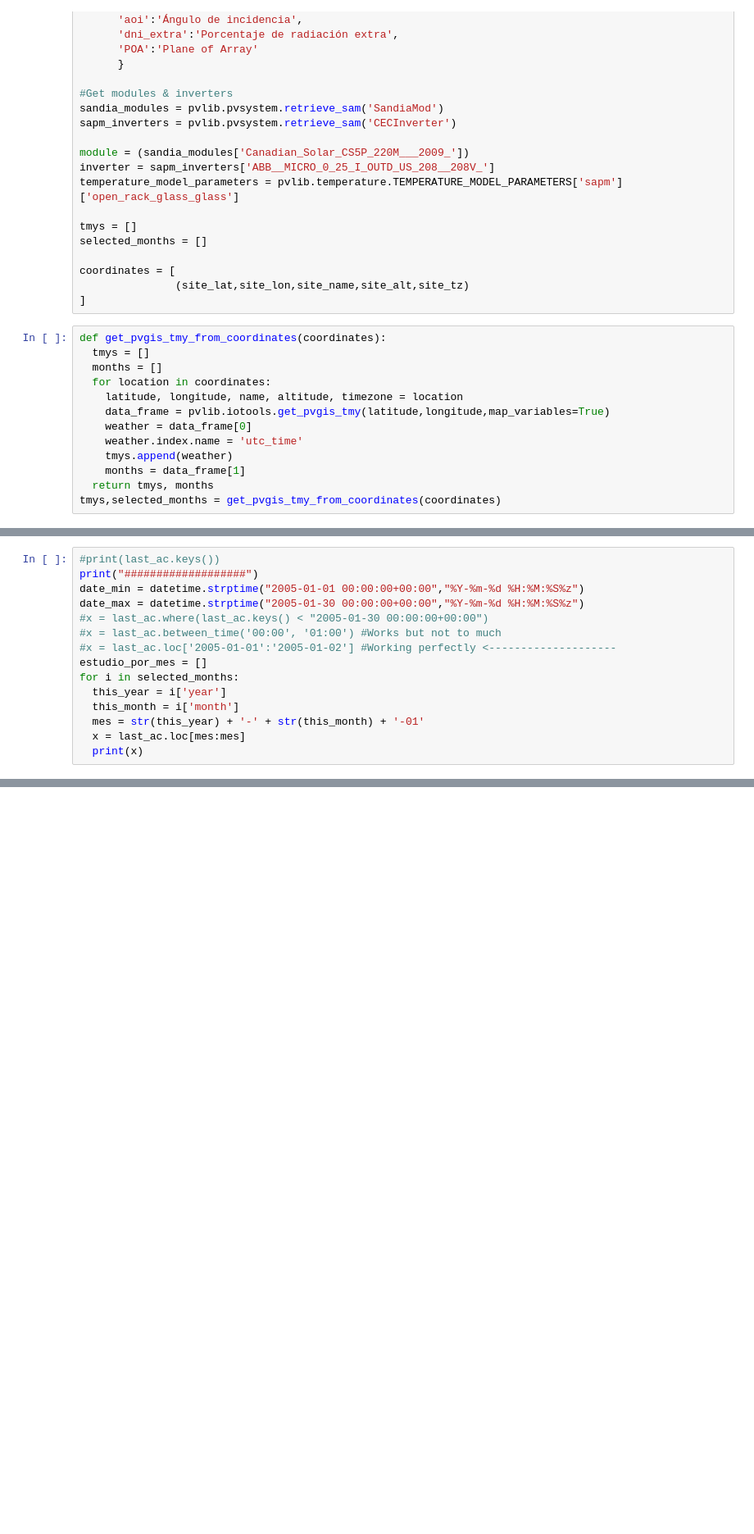
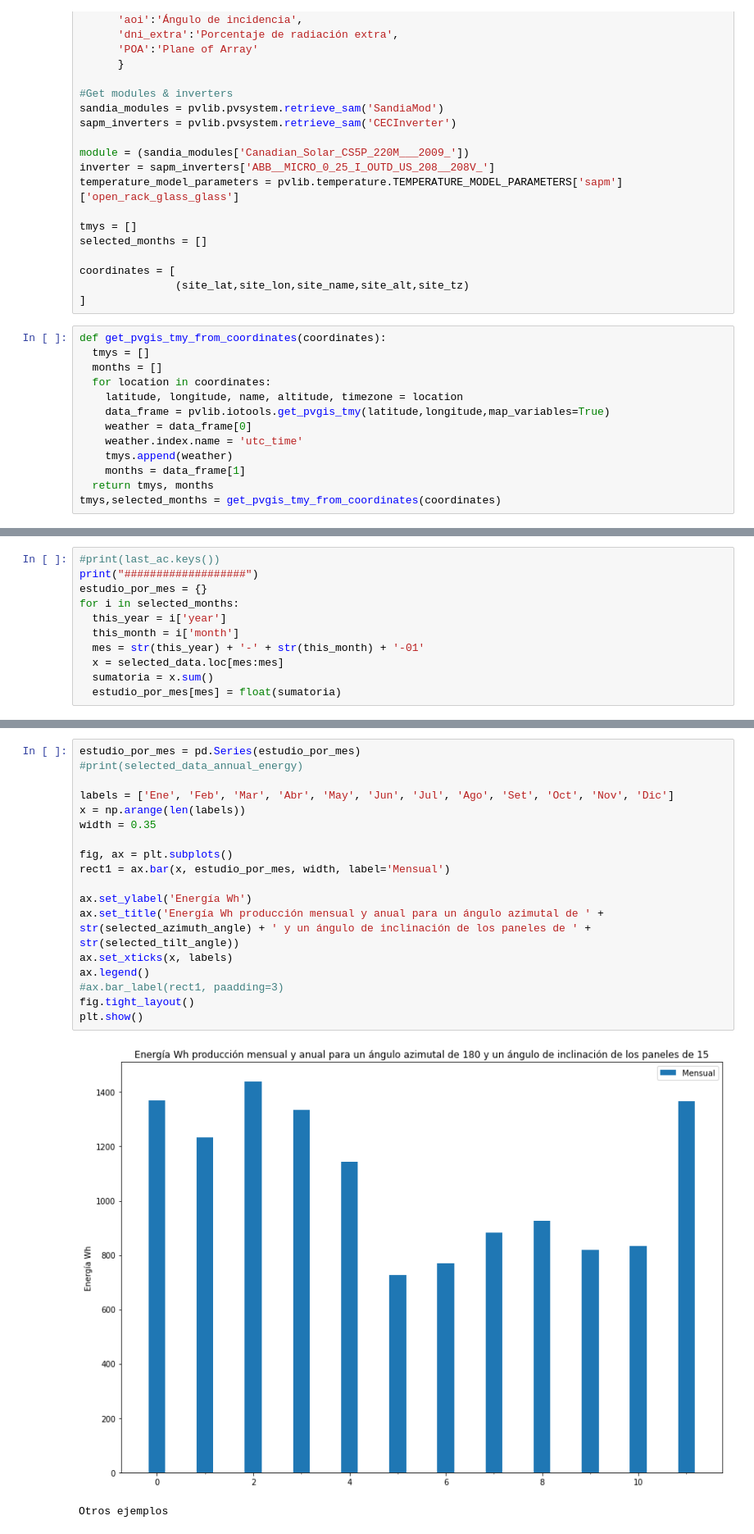
Before and after one commit to MGonzalez506/Dimensionamiento_PV, a Jupyter notebook: Simulación_y_Dimensionamiento.ipynb, the cells around one changed output, grey strips where cells are left out. Shown: that part at 82% size. Saved outputs shown, nothing was run; the diff lists cells and outputs as text; blank space fills up the shorter version.

```diff
--- a/Simulación_y_Dimensionamiento.ipynb
+++ b/Simulación_y_Dimensionamiento.ipynb
@@ -179,15 +181,0 @@ for tilt_angle in tilt_testing:
-# %%
-#print(last_ac.keys())
-print("###################")
-date_min = datetime.strptime("2005-01-01 00:00:00+00:00","%Y-%m-%d %H:%M:%S%z")
-date_max = datetime.strptime("2005-01-30 00:00:00+00:00","%Y-%m-%d %H:%M:%S%z")
-#x = last_ac.where(last_ac.keys() < "2005-01-30 00:00:00+00:00")
-#x = last_ac.between_time('00:00', '01:00') #Works but not to much
-#x = last_ac.loc['2005-01-01':'2005-01-02'] #Working perfectly <--------------------
-estudio_por_mes = []
-for i in selected_months:
-  this_year = i['year']
-  this_month = i['month']
-  mes = str(this_year) + '-' + str(this_month) + '-01'
-  x = last_ac.loc[mes:mes]
-  print(x)
@@ -211,0 +182,11 @@ dtype: float64
+# %%
+#print(last_ac.keys())
+print("###################")
+estudio_por_mes = {}
+for i in selected_months:
+  this_year = i['year']
+  this_month = i['month']
+  mes = str(this_year) + '-' + str(this_month) + '-01'
+  x = selected_data.loc[mes:mes]
+  sumatoria = x.sum()
+  estudio_por_mes[mes] = float(sumatoria)
@@ -211,0 +216,21 @@ dtype: float64
+# %%
+estudio_por_mes = pd.Series(estudio_por_mes)
+#print(selected_data_annual_energy)
+
+labels = ['Ene', 'Feb', 'Mar', 'Abr', 'May', 'Jun', 'Jul', 'Ago', 'Set', 'Oct', 'Nov', 'Dic']
+x = np.arange(len(labels))
+width = 0.35
+
+fig, ax = plt.subplots()
+rect1 = ax.bar(x, estudio_por_mes, width, label='Mensual')
+
+ax.set_ylabel('Energía Wh')
+ax.set_title('Energía Wh producción mensual y anual para un ángulo azimutal de ' + str(selected_azimuth_angle) + ' y un ángulo de inclinación de los paneles de ' + str(selected_tilt_angle))
+ax.set_xticks(x, labels)
+ax.legend()
+#ax.bar_label(rect1, paadding=3)
+fig.tight_layout()
+plt.show()
+# %% [output]
+[figure, added]
+Otros ejemplos
```
Also changed, not shown: parts of 8 cells of this notebook.
